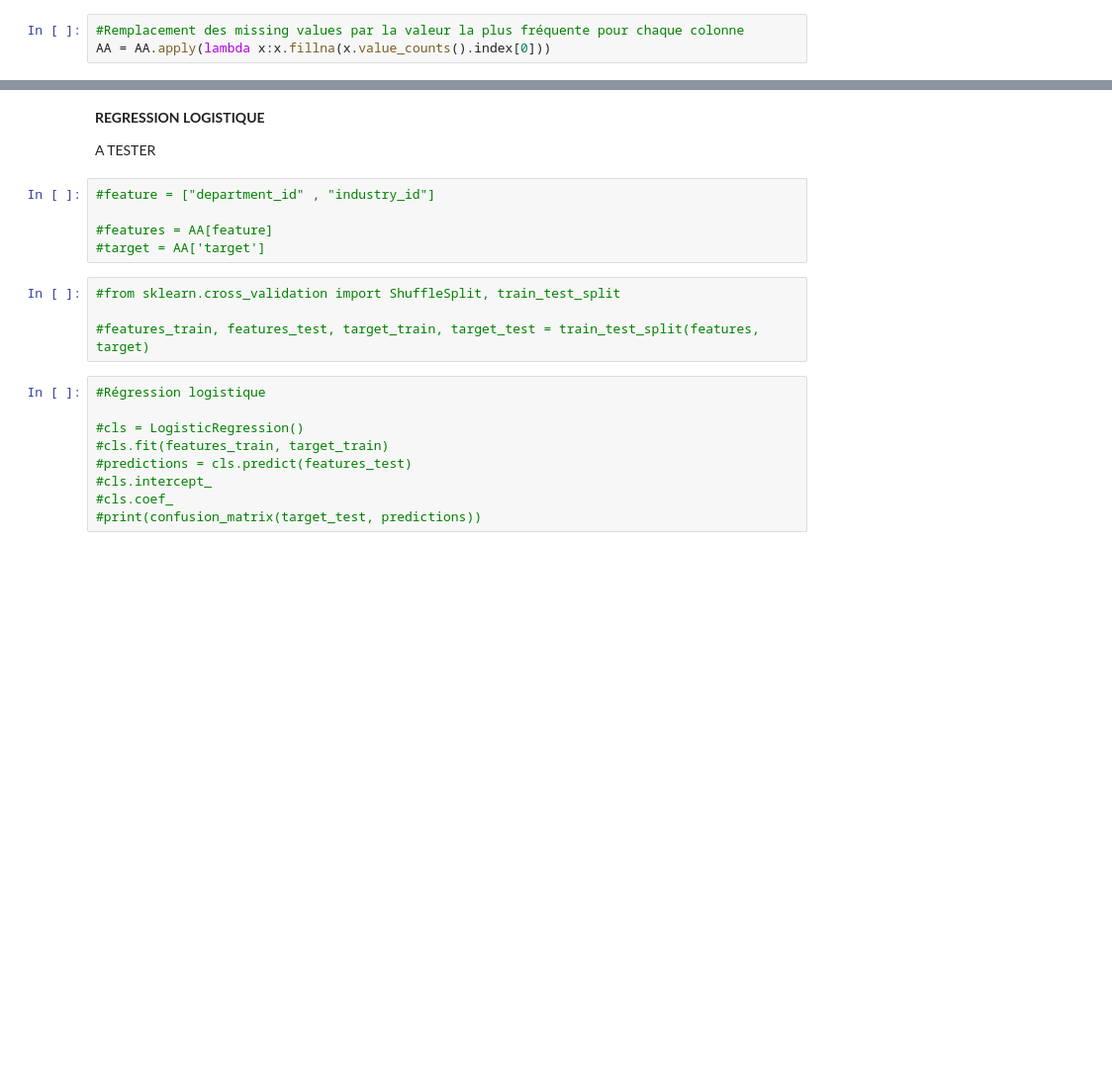
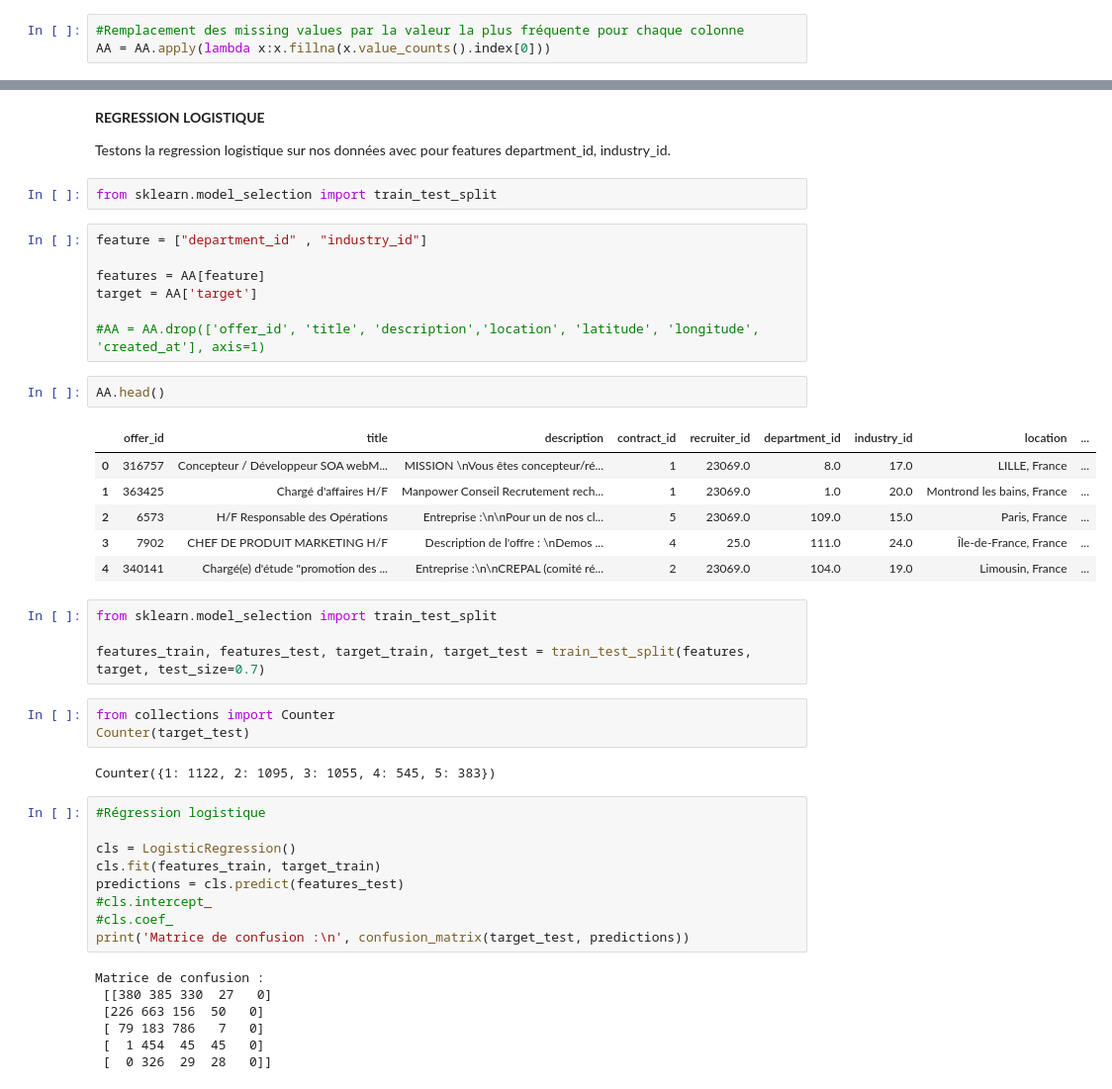
Before and after one commit to Esiee-Leboncoin/moderation, a Jupyter notebook: notebooks/RegLog1.0.ipynb, the cells around one changed output, grey strips where cells are left out. Shown at 99% size. Drawn from its saved outputs; the diff is of its cells as text; blank space fills up the shorter version.

Commit message:
Regression logistique sur 2 variables explicatives

```diff
--- a/notebooks/RegLog1.0.ipynb
+++ b/notebooks/RegLog1.0.ipynb
@@ -114,22 +113,47 @@ AA
-# %% [markdown]
-**REGRESSION LOGISTIQUE**
-
-A TESTER
+# %% [markdown]
+**REGRESSION LOGISTIQUE**
+
+Testons la regression logistique sur nos données avec pour features department_id, industry_id.
+# %%
+from sklearn.model_selection import train_test_split
 # %%
-#feature = ["department_id" , "industry_id"]
+feature = ["department_id" , "industry_id"]
 
-#features = AA[feature]
-#target = AA['target']
+features = AA[feature]
+target = AA['target']
+
+#AA = AA.drop(['offer_id', 'title', 'description','location', 'latitude', 'longitude', 'created_at'], axis=1)
+# %%
+AA.head()
+# %% [output]
+|  | offer_id | title | description | contract_id | recruiter_id | department_id | industry_id | location | ... |
+| 0 | 316757 | Concepteur / Développeur SOA webM... | MISSION \nVous êtes concepteur/ré... | 1 | 23069.0 | 8.0 | 17.0 | LILLE, France | ... |
+| 1 | 363425 | Chargé d'affaires H/F | Manpower Conseil Recrutement rech... | 1 | 23069.0 | 1.0 | 20.0 | Montrond les bains, France | ... |
+| 2 | 6573 | H/F Responsable des Opérations | Entreprise :\n\nPour un de nos cl... | 5 | 23069.0 | 109.0 | 15.0 | Paris, France | ... |
+| 3 | 7902 | CHEF DE PRODUIT MARKETING H/F | Description de l'offre : \nDemos ... | 4 | 25.0 | 111.0 | 24.0 | Île-de-France, France | ... |
+| 4 | 340141 | Chargé(e) d'étude "promotion des ... | Entreprise :\n\nCREPAL (comité ré... | 2 | 23069.0 | 104.0 | 19.0 | Limousin, France | ... |
 # %%
-#from sklearn.cross_validation import ShuffleSplit, train_test_split
+from sklearn.model_selection import train_test_split
 
-#features_train, features_test, target_train, target_test = train_test_split(features, target)
+features_train, features_test, target_train, target_test = train_test_split(features, target, test_size=0.7)
+# %%
+from collections import Counter
+Counter(target_test)
+# %% [output]
+Counter({1: 1122, 2: 1095, 3: 1055, 4: 545, 5: 383})
 # %%
 #Régression logistique
 
-#cls = LogisticRegression()
-#cls.fit(features_train, target_train)
-#predictions = cls.predict(features_test)
+cls = LogisticRegression()
+cls.fit(features_train, target_train)
+predictions = cls.predict(features_test)
 #cls.intercept_
 #cls.coef_
-#print(confusion_matrix(target_test, predictions))
+print('Matrice de confusion :\n', confusion_matrix(target_test, predictions))
+# %% [output]
+Matrice de confusion :
+ [[380 385 330  27   0]
+ [226 663 156  50   0]
+ [ 79 183 786   7   0]
+ [  1 454  45  45   0]
+ [  0 326  29  28   0]]
```
Also changed, not shown: parts of 6 cells of this notebook.
